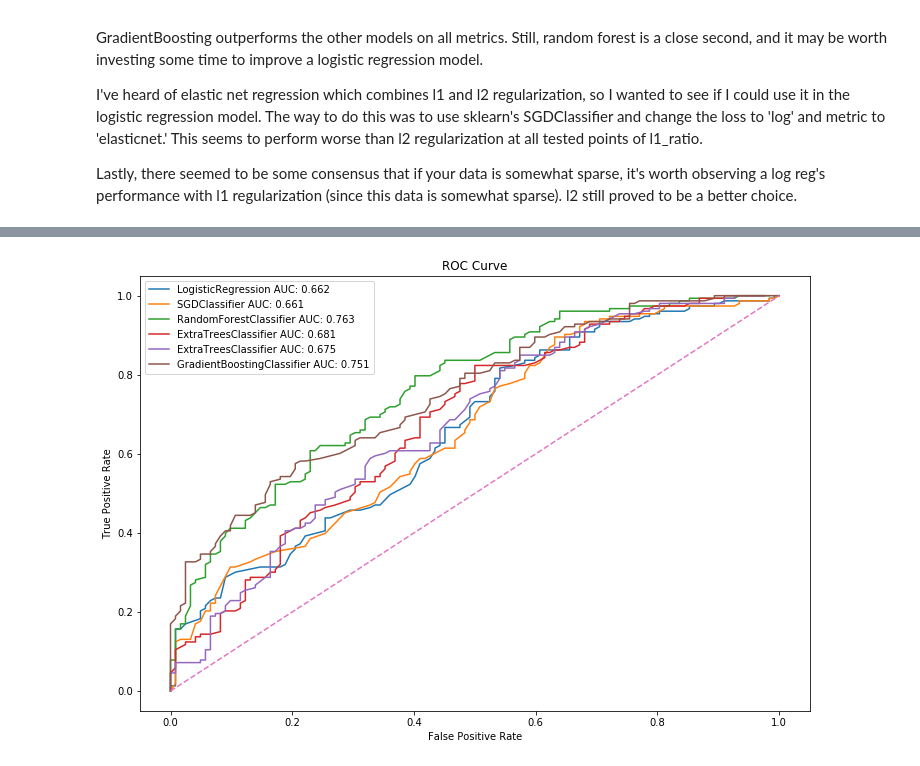
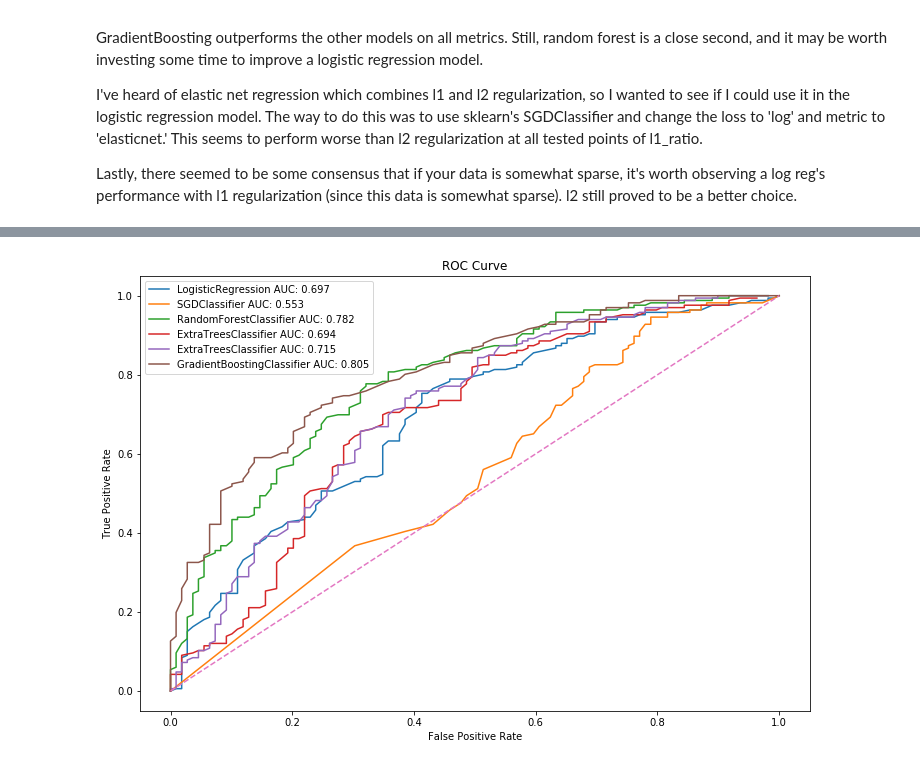
Before and after one commit to kurtrm/predicting_equipment_failure, a Jupyter notebook: notebooks/Untitled.ipynb, the cells around one changed output, grey strips where cells are left out. Saved outputs shown, nothing was run; the diff lists cells and outputs as text; code cells hidden in the pictures.

```diff
--- a/notebooks/Untitled.ipynb
+++ b/notebooks/Untitled.ipynb
@@ -377,17 +377,17 @@ make_metric_df([besties[3]], X_train, y_train, metrics)
 # %%
 fig, ax = plt.subplots(figsize=(12, 8))
 legend = []
 for a_model in besties:
-#     a_model.fit(X_train, y_train)
+    a_model.fit(X_train, y_train)
     plot_roc(a_model, X_test, y_test, ax)
     auc_score = roc_auc_score(y_test, a_model.predict_proba(X_test)[:, 1])
     legend_data = '{} AUC: {:.3f}'.format(a_model.__class__.__name__, auc_score)
     legend.append(legend_data)
 ax.legend(legend)
 dashed_line = np.linspace(0, 1, 100)
 ax.plot(dashed_line, dashed_line, '--');
 # %% [output]
-[figure, old version]
+[figure, new version]
 # %%
 fig, ax = plt.subplots(figsize=(12, 8))
 for a_mod in besties:
```
Also changed, not shown: parts of 24 cells of this notebook, 1 other file.
